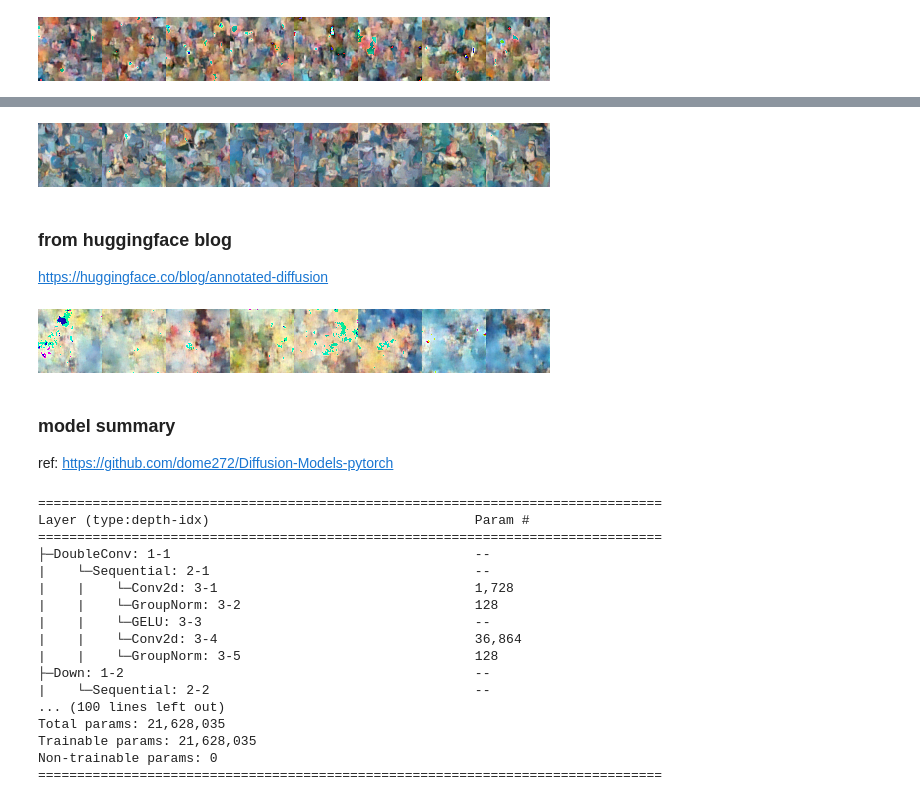
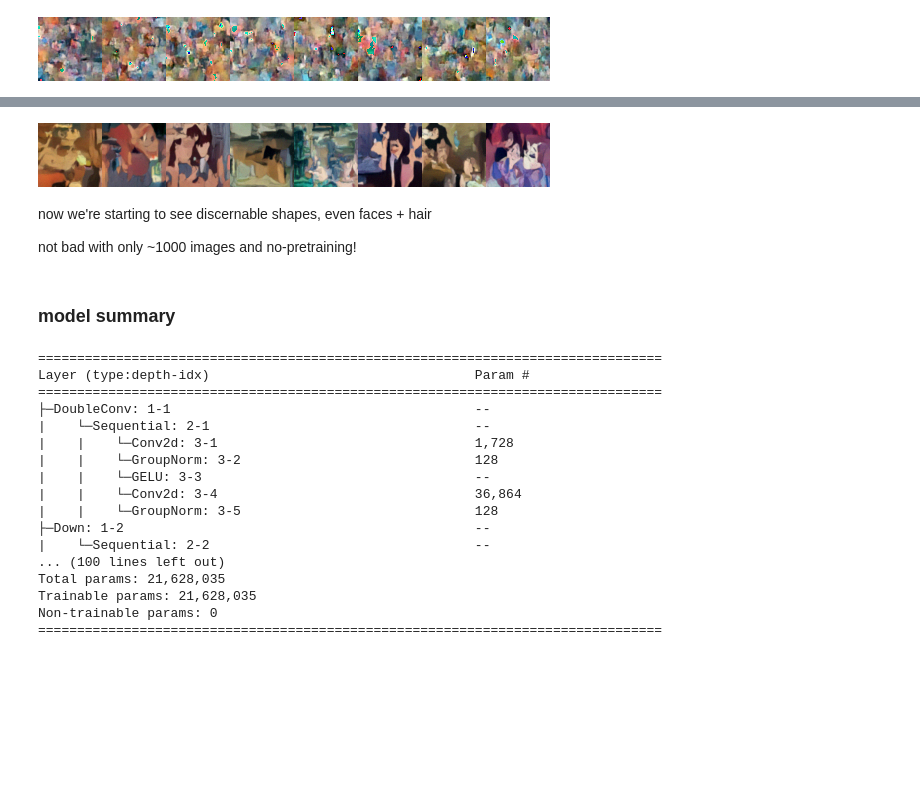
Before and after one commit to davegrays/goku, a Jupyter notebook: training.ipynb, the cells around one changed output, grey strips where cells are left out. Saved outputs shown, nothing was run; the diff lists cells and outputs as text; code cells hidden in the pictures; blank space fills up the shorter version.

```diff
--- a/training.ipynb
+++ b/training.ipynb
@@ -126,15 +134,4 @@ https://github.com/dome272/Diffusion-Models-pytorch
 from diffusion_from_scratch.unet import UncondUNet
 model = UncondUNet()
 model.load_state_dict(torch.load("data/model_ckpt.pt"))
-dm = DiffusionModel(t_steps=200, dataset_path="data/miyazaki", model=model)
+dm = DiffusionModel(t_steps=500, dataset_path="data/miyazaki", model=model)
-# %%
-# produce a set of random images
-x = torch.randn((8, 3, 64, 64)).to("cuda")
-x_denoised = dm.denoise_fully(x, steps=200)
-grid = image_grid(x_denoised, rows=1, cols=len(x_denoised))
-grid
-# %% [output]
-[figure, removed]
-# %% [markdown]
-### from huggingface blog
-https://huggingface.co/blog/annotated-diffusion
@@ -147,14 +138,17 @@ dm = DiffusionModel(t_steps=500, dataset_path="data/miyazaki", model=model)
-# %%
-# produce a set of random images
-x = torch.randn((8, 3, 64, 64)).to("cuda")
-x_denoised = dm.denoise_fully(x, steps=500)
-grid = image_grid(x_denoised, rows=1, cols=len(x_denoised))
-grid
-# %% [output]
-[figure, removed]
+# %%
+# produce a set of random images
+x = torch.randn((8, 3, 64, 64)).to("cuda")
+x_denoised = dm.denoise_fully(x, steps=500)
+grid = image_grid(x_denoised.clamp(-1, 1), rows=1, cols=len(x_denoised))
+grid
+# %% [output]
+[figure, added]
+# %% [markdown]
+now we're starting to see discernable shapes, even faces + hair
+
+not bad with only ~1000 images and no-pretraining!
 # %% [markdown]
 ### model summary
-ref: https://github.com/dome272/Diffusion-Models-pytorch
 # %%
 from torchsummary import summary
 summary(dm.model)
```
Also changed, not shown: parts of 22 cells of this notebook, 1 other file.
